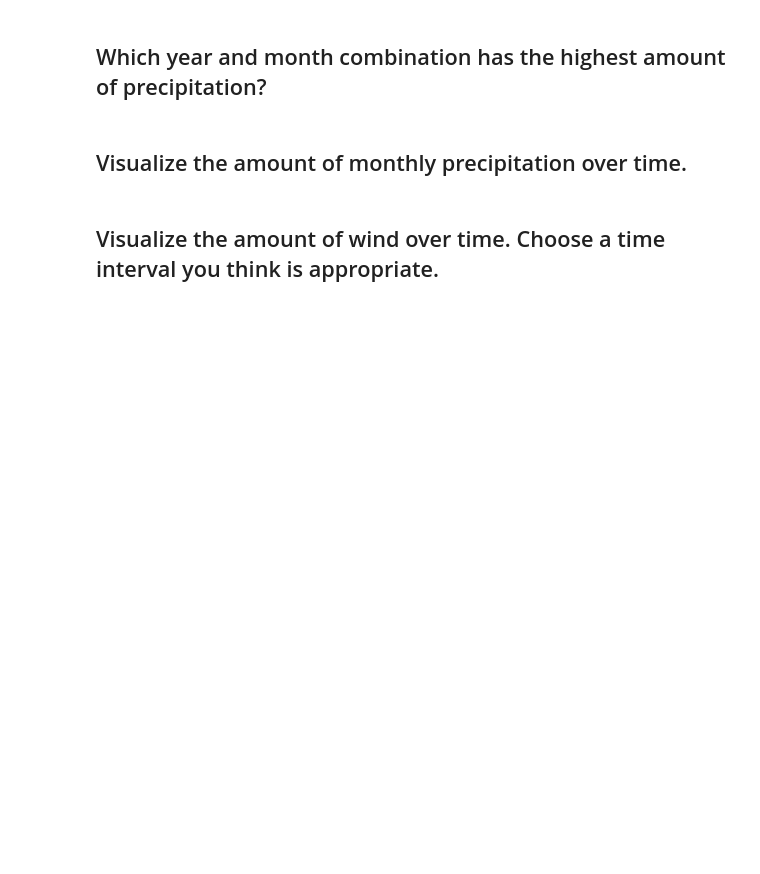
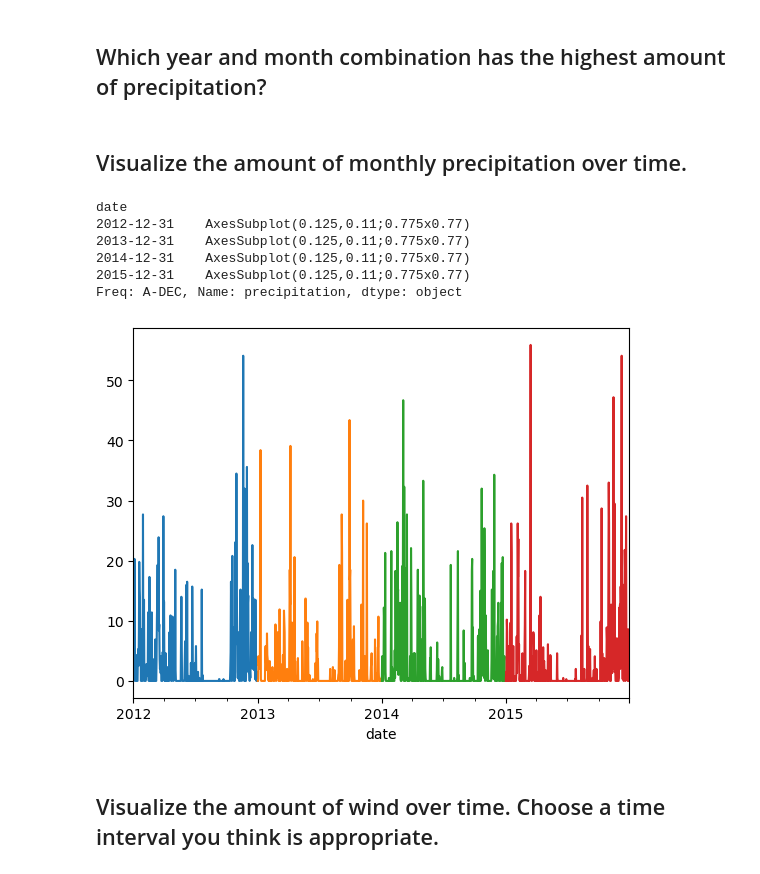
Before and after one commit to EstebanHernandez0/time-series, a Jupyter notebook: datetime_exercises.ipynb, the cells around one changed output. Cells and saved outputs as stored; diff of their text form; code cells hidden in the pictures; blank space fills up the shorter version.

```diff
--- a/datetime_exercises.ipynb
+++ b/datetime_exercises.ipynb
@@ -94,6 +130,16 @@ df.head(1)
 ## Which year and month combination has the highest amount of precipitation?
 # %% [markdown]
 ## Visualize the amount of monthly precipitation over time.
+# %%
+df.resample('Y')['precipitation'].plot()
+# %% [output]
+date
+2012-12-31    AxesSubplot(0.125,0.11;0.775x0.77)
+2013-12-31    AxesSubplot(0.125,0.11;0.775x0.77)
+2014-12-31    AxesSubplot(0.125,0.11;0.775x0.77)
+2015-12-31    AxesSubplot(0.125,0.11;0.775x0.77)
+Freq: A-DEC, Name: precipitation, dtype: object
+[figure, added]
 # %% [markdown]
 ## Visualize the amount of wind over time. Choose a time interval you think is appropriate.
 # %% [markdown]
```
Also changed, not shown: parts of 10 cells of this notebook.
